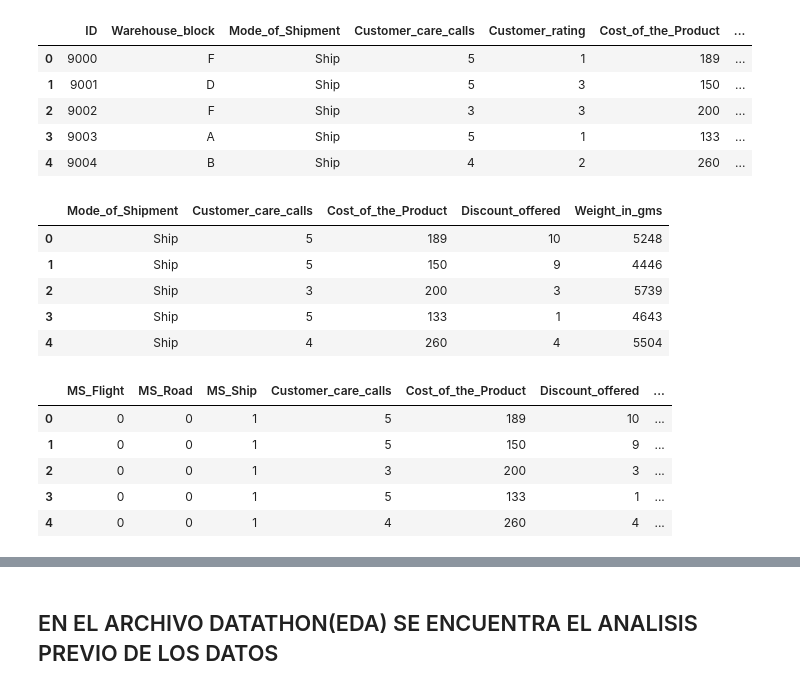
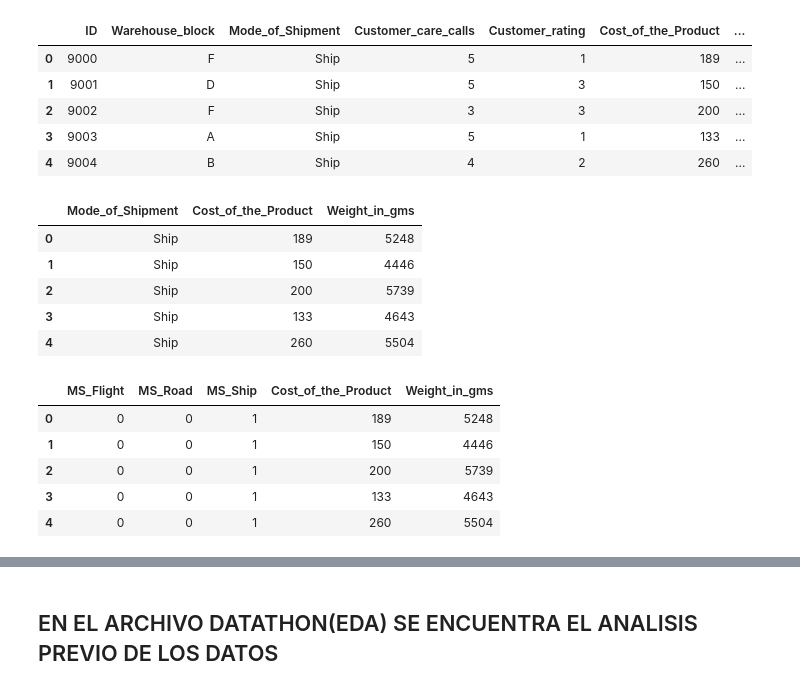
Before and after one commit to hcaneva/Datathon, a Jupyter notebook: DATATHON(ML)_hcaneva.ipynb, the cells around one changed output, grey strips where cells are left out. Cells and saved outputs as stored; diff of their text form; code cells hidden in the pictures.

```diff
--- a/DATATHON(ML)_hcaneva.ipynb
+++ b/DATATHON(ML)_hcaneva.ipynb
@@ -215,22 +439,24 @@ df_prueba.head()
 # %%
 #Elimino las columnas que no voy a utilizar.
 
 df_prueba.drop("ID", axis=1, inplace=True)
 df_prueba.drop("Warehouse_block", axis=1, inplace=True)
 df_prueba.drop("Customer_rating", axis=1, inplace=True)
 df_prueba.drop("Prior_purchases", axis=1, inplace=True)
 df_prueba.drop("Gender", axis=1, inplace=True)
 df_prueba.drop("Product_importance", axis=1, inplace=True)
+df_prueba.drop("Customer_care_calls", axis=1, inplace=True)
+df_prueba.drop("Discount_offered", axis=1, inplace=True)
 
 #imprimo el dataframe
 df_prueba.head()
 # %% [output]
-|  | Mode_of_Shipment | Customer_care_calls | Cost_of_the_Product | Discount_offered | Weight_in_gms |
-| 0 | Ship | 5 | 189 | 10 | 5248 |
-| 1 | Ship | 5 | 150 | 9 | 4446 |
-| 2 | Ship | 3 | 200 | 3 | 5739 |
-| 3 | Ship | 5 | 133 | 1 | 4643 |
-| 4 | Ship | 4 | 260 | 4 | 5504 |
+|  | Mode_of_Shipment | Cost_of_the_Product | Weight_in_gms |
+| 0 | Ship | 189 | 5248 |
+| 1 | Ship | 150 | 4446 |
+| 2 | Ship | 200 | 5739 |
+| 3 | Ship | 133 | 4643 |
+| 4 | Ship | 260 | 5504 |
 # %%
 #Convierto la variable categorica de la columna Modo de envios
 MSp = pd.get_dummies(df_prueba["Mode_of_Shipment"], prefix='MS')
@@ -239,12 +465,12 @@ data_prueba.drop("Mode_of_Shipment", axis=1, inplace=True) #elimino la columna "
 
 data_prueba.head()
 # %% [output]
-|  | MS_Flight | MS_Road | MS_Ship | Customer_care_calls | Cost_of_the_Product | Discount_offered | ... |
-| 0 | 0 | 0 | 1 | 5 | 189 | 10 | ... |
-| 1 | 0 | 0 | 1 | 5 | 150 | 9 | ... |
-| 2 | 0 | 0 | 1 | 3 | 200 | 3 | ... |
-| 3 | 0 | 0 | 1 | 5 | 133 | 1 | ... |
-| 4 | 0 | 0 | 1 | 4 | 260 | 4 | ... |
+|  | MS_Flight | MS_Road | MS_Ship | Cost_of_the_Product | Weight_in_gms |
+| 0 | 0 | 0 | 1 | 189 | 5248 |
+| 1 | 0 | 0 | 1 | 150 | 4446 |
+| 2 | 0 | 0 | 1 | 200 | 5739 |
+| 3 | 0 | 0 | 1 | 133 | 4643 |
+| 4 | 0 | 0 | 1 | 260 | 5504 |
 # %%
 #Cargo todos los datos a mi set de prueba
 
```
Also changed, not shown: parts of 29 cells of this notebook, 2 other files.
